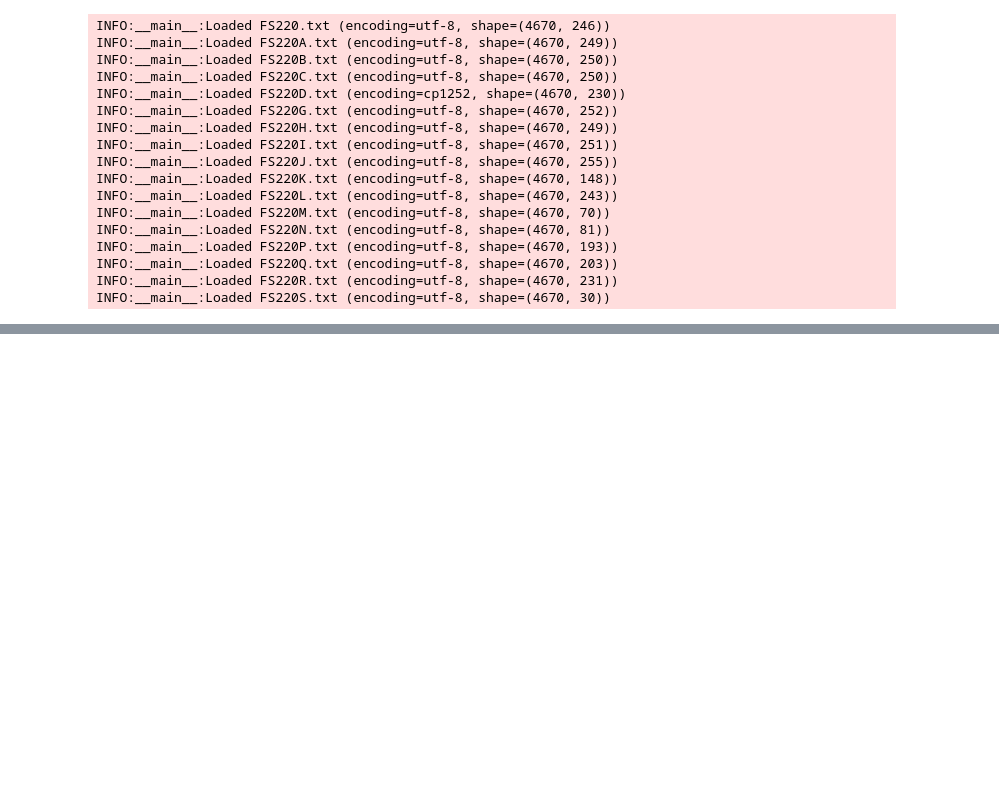
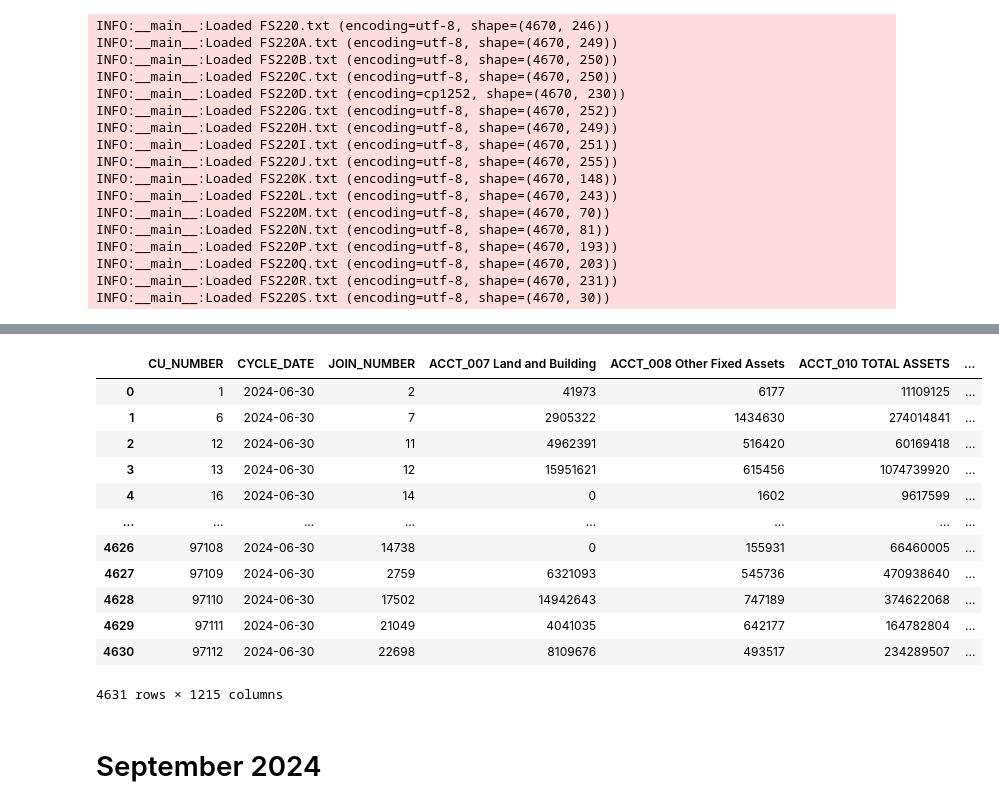
Before and after one commit to manelmahroug/credit-union-performance-analysis, a Jupyter notebook: notebooks/01_data_exploration.ipynb, the cells around one changed output, grey strips where cells are left out. Drawn from its saved outputs; the diff is of its cells as text; code cells hidden in the pictures; blank space fills up the shorter version.

Commit message:
added june sep and dec

```diff
--- a/notebooks/01_data_exploration.ipynb
+++ b/notebooks/01_data_exploration.ipynb
@@ -351,0 +373,5 @@ for name, df in fs220_dataframes.items():   # e.g., {"fs220": FS220, "fs220_a":
+# %%
+SUBFOLDER = "call-report-data-2024-06" # June
+SUFFIXES = ["", "A", "B", "C", "D", "G", "H", "I", "J", "K", "L", "M", "N", "P", "Q", "R", "S"]
+
+fs220_dataframes_june = load_fs220_files(DATA_DIR, SUBFOLDER, base_name="FS220", suffixes=SUFFIXES)
@@ -352,3 +396,3 @@ for name, df in fs220_dataframes.items():   # e.g., {"fs220": FS220, "fs220_a":
 # %%
-for name, df in cleaned.items():
-    cleaned[name] = normalize_id_columns(df)
+for name, df in fs220_dataframes_june.items():
+    fs220_dataframes_june[name] = normalize_id_columns(df)
@@ -399,0 +399,4 @@ datasets = {
+# %%
+cleaned_june = {}
+for name, df in fs220_dataframes_june.items():
+    cleaned_june[name] = annotate_fs220_active(df, desc_map_lc)
@@ -404,5 +409,5 @@ def prep_index(df):
             .set_index(['CU_NUMBER','CYCLE_DATE','JOIN_NUMBER'])
             .sort_index())
 
-frames_idx = [prep_index(df) for df in cleaned.values()]
-combined_wide = reduce(lambda L, R: L.join(R, how='outer', rsuffix='_dup'), frames_idx).reset_index()
+frames_idx_june = [prep_index(df) for df in cleaned_june.values()]
+combined_wide_june = reduce(lambda L, R: L.join(R, how='outer', rsuffix='_dup'), frames_idx_june).reset_index()
@@ -424,0 +414,18 @@ combined_wide
+# %%
+combined_wide_june
+# %% [output]
+|  | CU_NUMBER | CYCLE_DATE | JOIN_NUMBER | ACCT_007 Land and Building | ACCT_008 Other Fixed Assets | ACCT_010 TOTAL ASSETS | ... |
+| 0 | 1 | 2024-06-30 | 2 | 41973 | 6177 | 11109125 | ... |
+| 1 | 6 | 2024-06-30 | 7 | 2905322 | 1434630 | 274014841 | ... |
+| 2 | 12 | 2024-06-30 | 11 | 4962391 | 516420 | 60169418 | ... |
+| 3 | 13 | 2024-06-30 | 12 | 15951621 | 615456 | 1074739920 | ... |
+| 4 | 16 | 2024-06-30 | 14 | 0 | 1602 | 9617599 | ... |
+| ... | ... | ... | ... | ... | ... | ... | ... |
+| 4626 | 97108 | 2024-06-30 | 14738 | 0 | 155931 | 66460005 | ... |
+| 4627 | 97109 | 2024-06-30 | 2759 | 6321093 | 545736 | 470938640 | ... |
+| 4628 | 97110 | 2024-06-30 | 17502 | 14942643 | 747189 | 374622068 | ... |
+| 4629 | 97111 | 2024-06-30 | 21049 | 4041035 | 642177 | 164782804 | ... |
+| 4630 | 97112 | 2024-06-30 | 22698 | 8109676 | 493517 | 234289507 | ... |
+4631 rows × 1215 columns
+# %% [markdown]
+# September 2024
```
Also changed, not shown: parts of 48 cells of this notebook.
